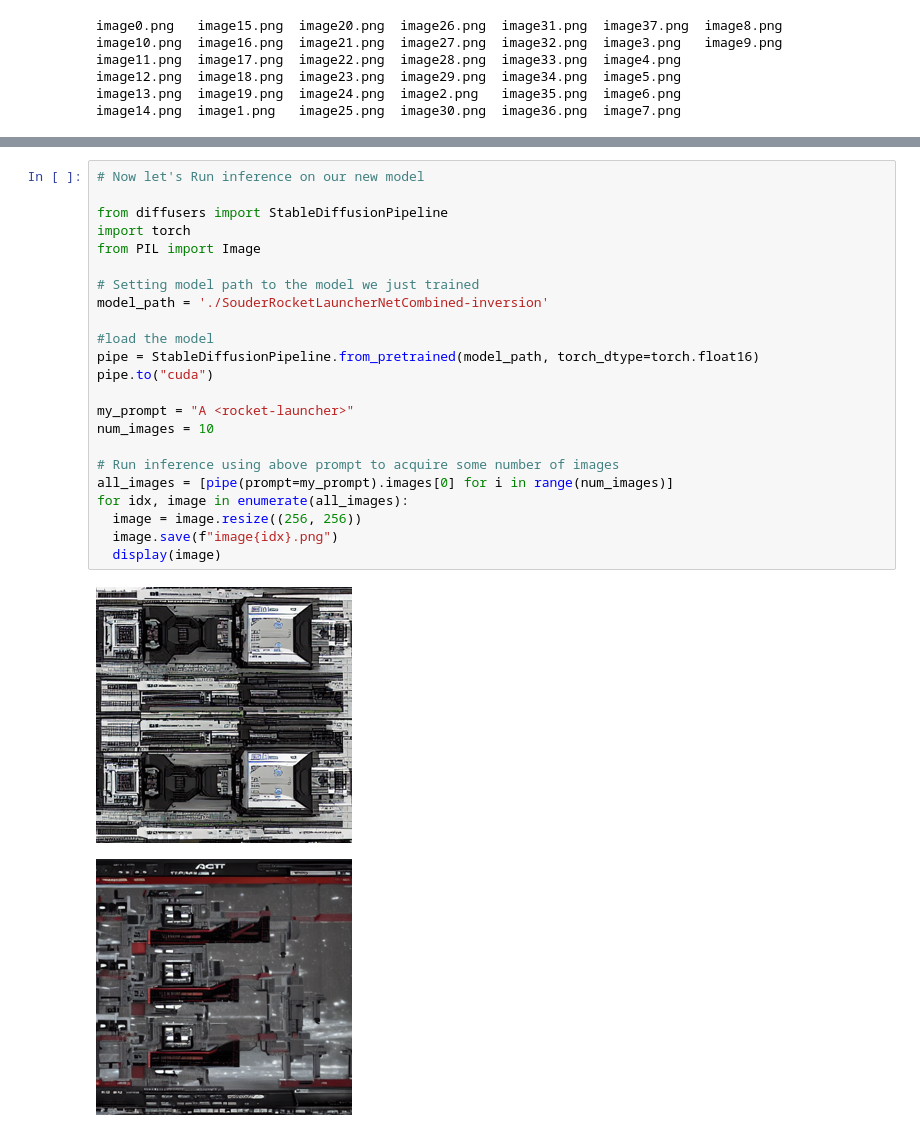
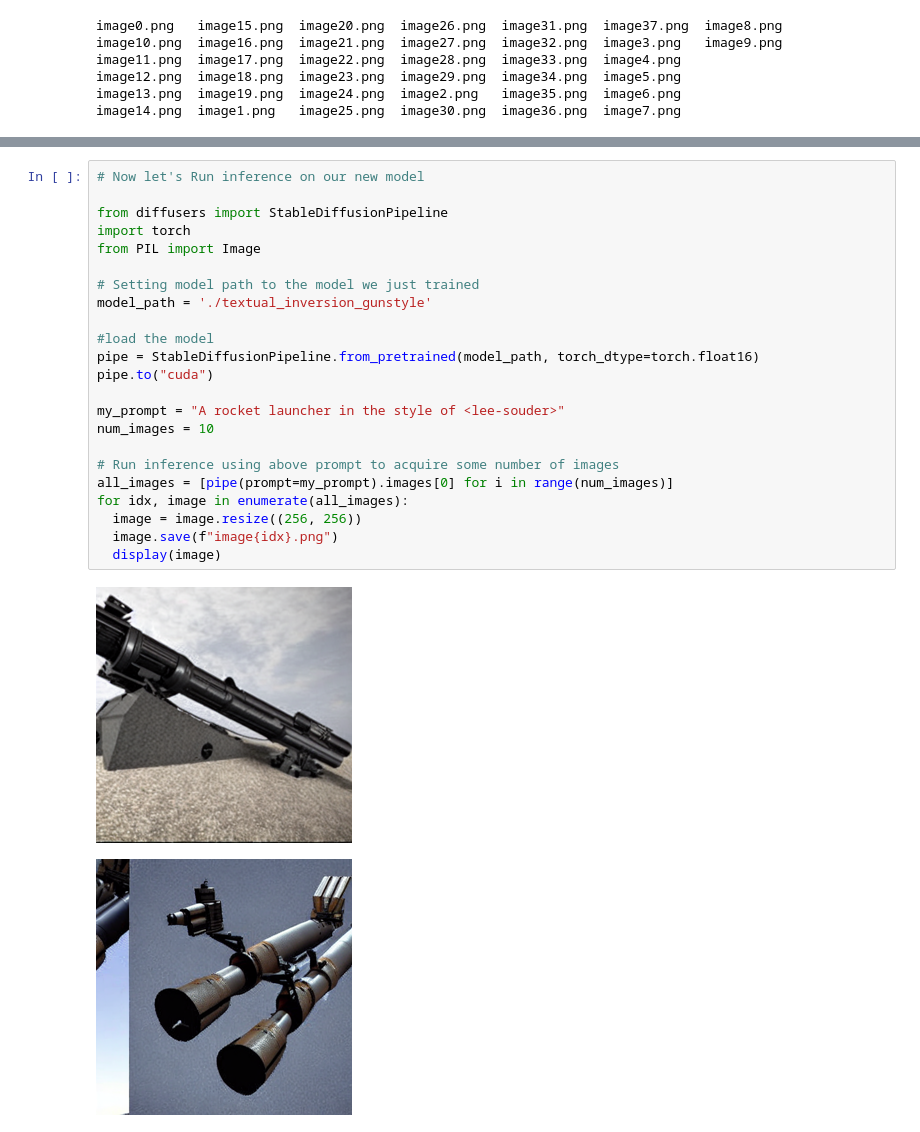
Before and after one commit to maxreynolds/Pattern-Cloud, a Jupyter notebook: Pattern_TextualInversion.ipynb, the cells around one changed output, grey strips where cells are left out. Saved outputs shown, nothing was run; the diff lists cells and outputs as text.

```diff
--- a/Pattern_TextualInversion.ipynb
+++ b/Pattern_TextualInversion.ipynb
@@ -186,26 +186,26 @@ cloudflared-linux-amd64  logs.txt   sample_data  user_images
 # %%
 # Now let's Run inference on our new model
 
 from diffusers import StableDiffusionPipeline
 import torch
 from PIL import Image
 
 # Setting model path to the model we just trained
-model_path = './SouderRocketLauncherNetCombined-inversion'
+model_path = './textual_inversion_gunstyle'
 
 #load the model
 pipe = StableDiffusionPipeline.from_pretrained(model_path, torch_dtype=torch.float16)
 pipe.to("cuda")
 
-my_prompt = "A <rocket-launcher>"
+my_prompt = "A rocket launcher in the style of <lee-souder>"
 num_images = 10
 
 # Run inference using above prompt to acquire some number of images
 all_images = [pipe(prompt=my_prompt).images[0] for i in range(num_images)]
 for idx, image in enumerate(all_images):
   image = image.resize((256, 256))
   image.save(f"image{idx}.png")
   display(image)
 # %% [output]
-[figure, old version]
+[figure, new version]
-[figure, old version]
+[figure, new version]
```
Also changed, not shown: parts of 7 cells of this notebook.
